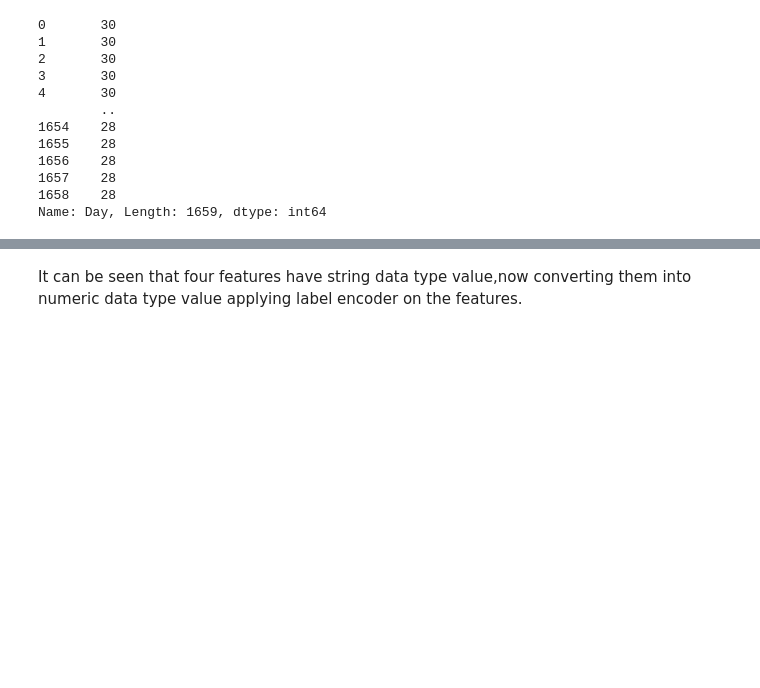
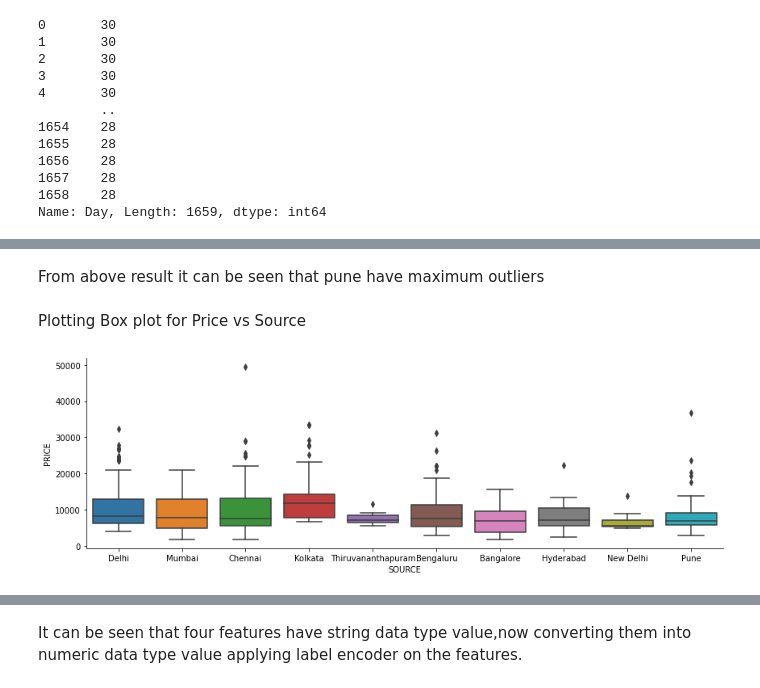
Before and after one commit to Ravi-Bajpai/Internship, a Jupyter notebook: airticket fare prediction/flight price predictionairticket -1.ipynb, the cells around one changed output, grey strips where cells are left out. Cells and saved outputs as stored; diff of their text form; code cells hidden in the pictures; blank space fills up the shorter version.

```diff
--- a/airticket fare prediction/flight price predictionairticket -1.ipynb
+++ b/airticket fare prediction/flight price predictionairticket -1.ipynb
@@ -270,0 +296,9 @@ Name: Day, Length: 1659, dtype: int64
+# %% [markdown]
+From above result it can be seen that pune have maximum outliers
+# %% [markdown]
+Plotting Box plot for Price vs Source
+# %%
+sns.catplot(y = "PRICE", x = "SOURCE", data = data, kind="box", height = 4, aspect = 3)
+plt.show()
+# %% [output]
+[figure, added]
```
Also changed, not shown: parts of 20 cells of this notebook.
